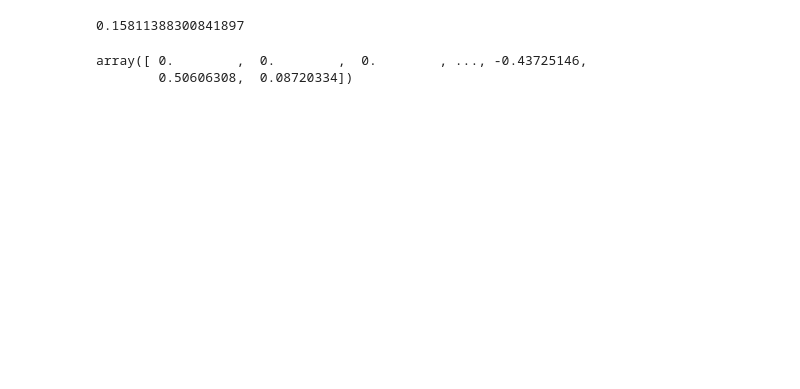
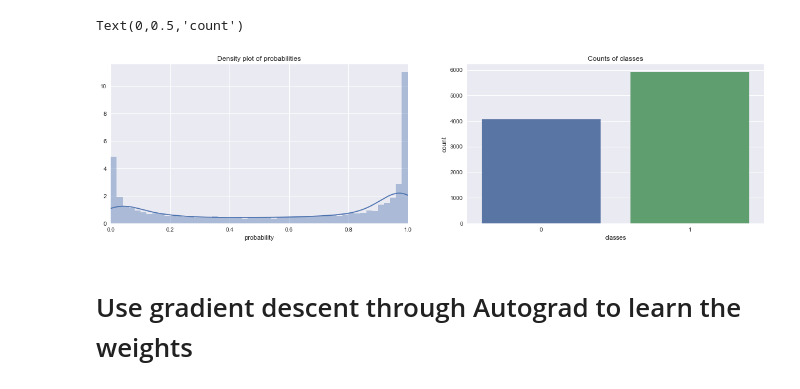
Before and after one commit to vangj/ds, a Jupyter notebook: logistic-regression.ipynb, the cells around one changed output. Drawn from its saved outputs; the diff is of its cells as text; code cells hidden in the pictures; blank space fills up the shorter version.

Commit message:
simulate data from log regression; add some charts

```diff
--- a/logistic-regression.ipynb
+++ b/logistic-regression.ipynb
@@ -0,0 +5,20 @@
+# %%
+%matplotlib inline
+import numpy as np
+import matplotlib.pyplot as plt
+import seaborn as sns
+from numpy.random import binomial, normal
+from scipy.stats import bernoulli, binom
+
+np.random.seed(37)
+sns.set(color_codes=True)
+
+n = 10000
+X = np.hstack([
+    np.array([1 for _ in range(n)]).reshape(n, 1),
+    normal(0.0, 1.0, n).reshape(n, 1),
+    normal(0.0, 1.0, n).reshape(n, 1)
+])
+z = np.dot(X, np.array([1.0, 2.0, 3.0])) + normal(0.0, 1.0, n)
+p = 1.0 / (1.0 + np.exp(-z))
+y = binom.rvs(1, p)
@@ -1,2 +45,19 @@
+# %%
+fig, ax = plt.subplots(1, 2, figsize=(20, 5), sharex=False, sharey=False)
+
+sns.distplot(p, bins=50, ax=ax[0])
+ax[0].set_title('Density plot of probabilities')
+ax[0].set_xlabel(r'probability')
+ax[0].set_xlim([0, 1])
+
+sns.countplot(y, ax=ax[1])
+ax[1].set_title('Counts of classes')
+ax[1].set_xlabel(r'classes')
+ax[1].set_ylabel(r'count')
+# %% [output]
+Text(0,0.5,'count')
+[figure, added]
+# %% [markdown]
+# Use gradient descent through Autograd to learn the weights
 # %%
 import autograd.numpy as np
@@ -11,7 +65,0 @@ np.random.seed(37)
-# %%
-def f(x):
-    return log(exp(sqrt(x)))
-g = grad(f)
-g(10.)
-# %% [output]
-0.15811388300841897
@@ -26,5 +65,0 @@ w = np.array([np.random.randn() for _ in range(X.shape[1])])
-# %%
-X.dot(w)*y
-# %% [output]
-array([ 0.        ,  0.        ,  0.        , ..., -0.43725146,
-        0.50606308,  0.08720334])
```
Also changed, not shown: parts of 23 cells of this notebook.
